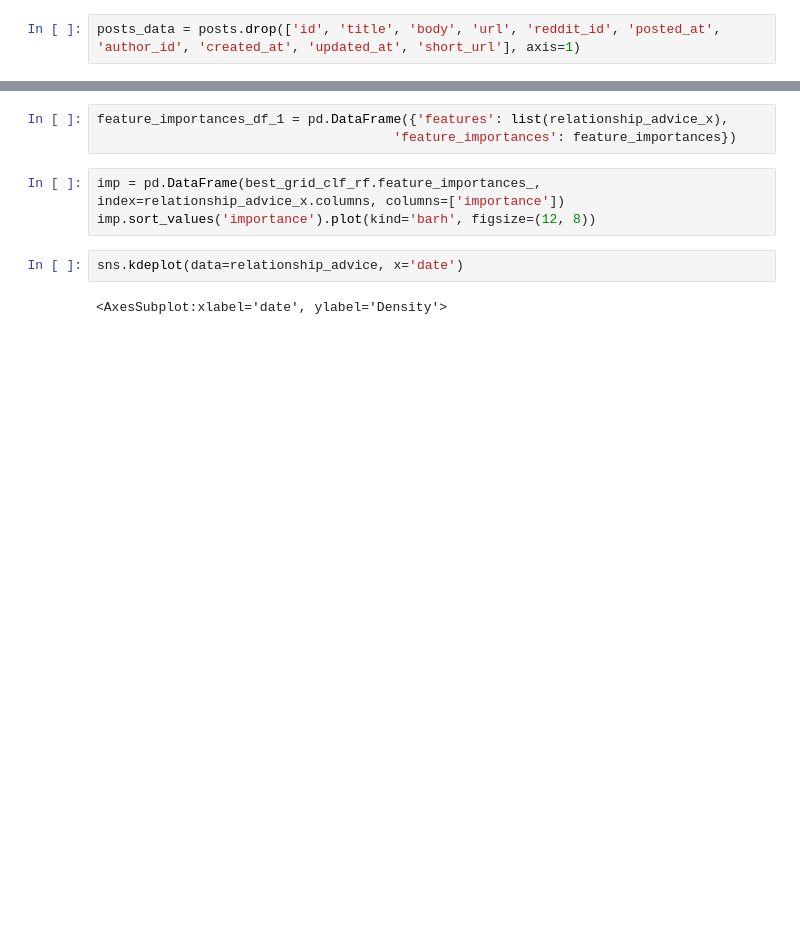
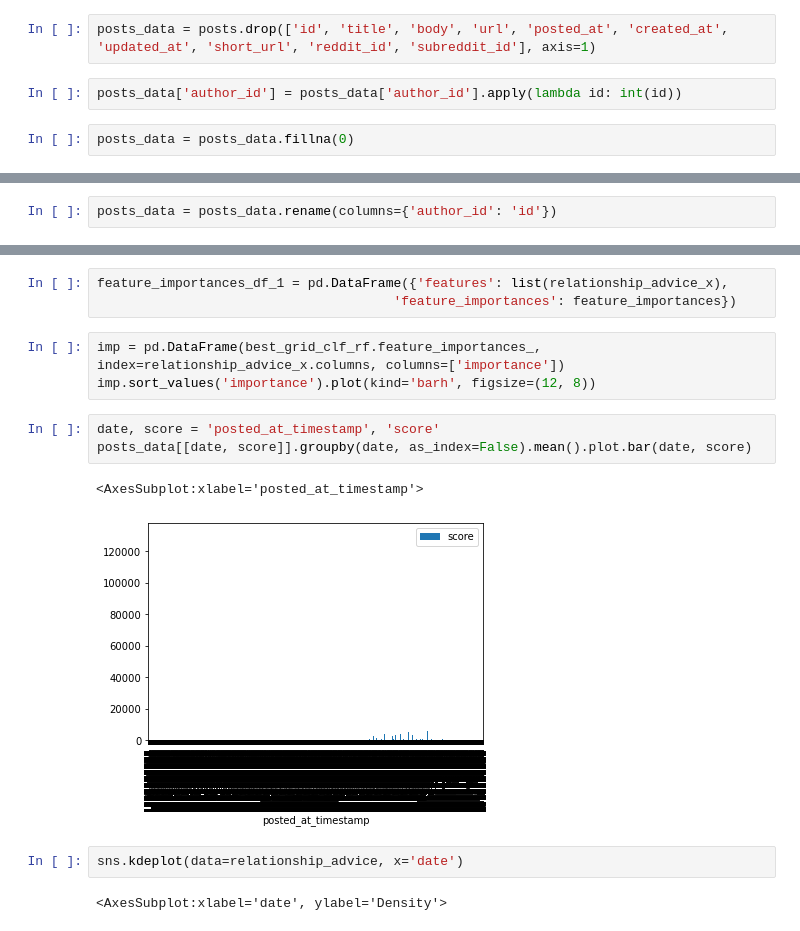
Before and after one commit to Tims24/Reddit, a Jupyter notebook: Reddit.ipynb, the cells around one changed output, grey strips where cells are left out. Saved outputs shown, nothing was run; the diff lists cells and outputs as text; blank space fills up the shorter version.

```diff
--- a/Reddit.ipynb
+++ b/Reddit.ipynb
@@ -55,4 +59,8 @@ posts.head()
 | 3 | 4 | UPDATE: my son and his "friend" a... | I tried yo post this before but i... | /r/relationship_advice/comments/f... | t3_fwog3j | 2510 | 2020-04-07 17:18:31 UTC | 4.0 | 2021-03-22 14:23:48 UTC | ... |
 | 4 | 5 | yesterday I froze during sex and ... | I am 23(M) and I've been raped be... | /r/relationship_advice/comments/j... | t3_j1ur51 | 2448 | 2020-09-29 07:42:36 UTC | 5.0 | 2021-03-22 14:24:32 UTC | ... |
 # %%
-posts_data = posts.drop(['id', 'title', 'body', 'url', 'reddit_id', 'posted_at', 'author_id', 'created_at', 'updated_at', 'short_url'], axis=1)
+posts_data = posts.drop(['id', 'title', 'body', 'url', 'posted_at', 'created_at', 'updated_at', 'short_url', 'reddit_id', 'subreddit_id'], axis=1)
+# %%
+posts_data['author_id'] = posts_data['author_id'].apply(lambda id: int(id))
+# %%
+posts_data = posts_data.fillna(0)
@@ -90,0 +113,2 @@ relationship_advice.describe()
+# %%
+posts_data = posts_data.rename(columns={'author_id': 'id'})
@@ -160,6 +204,12 @@ feature_importances_df_1 = pd.DataFrame({'features': list(relationship_advice_x)
 # %%
 imp = pd.DataFrame(best_grid_clf_rf.feature_importances_, index=relationship_advice_x.columns, columns=['importance'])
 imp.sort_values('importance').plot(kind='barh', figsize=(12, 8))
+# %%
+date, score = 'posted_at_timestamp', 'score'
+posts_data[[date, score]].groupby(date, as_index=False).mean().plot.bar(date, score)
+# %% [output]
+<AxesSubplot:xlabel='posted_at_timestamp'>
+[figure, added]
 # %%
 sns.kdeplot(data=relationship_advice, x='date')
 # %% [output]
```
Also changed, not shown: parts of 22 cells of this notebook.
